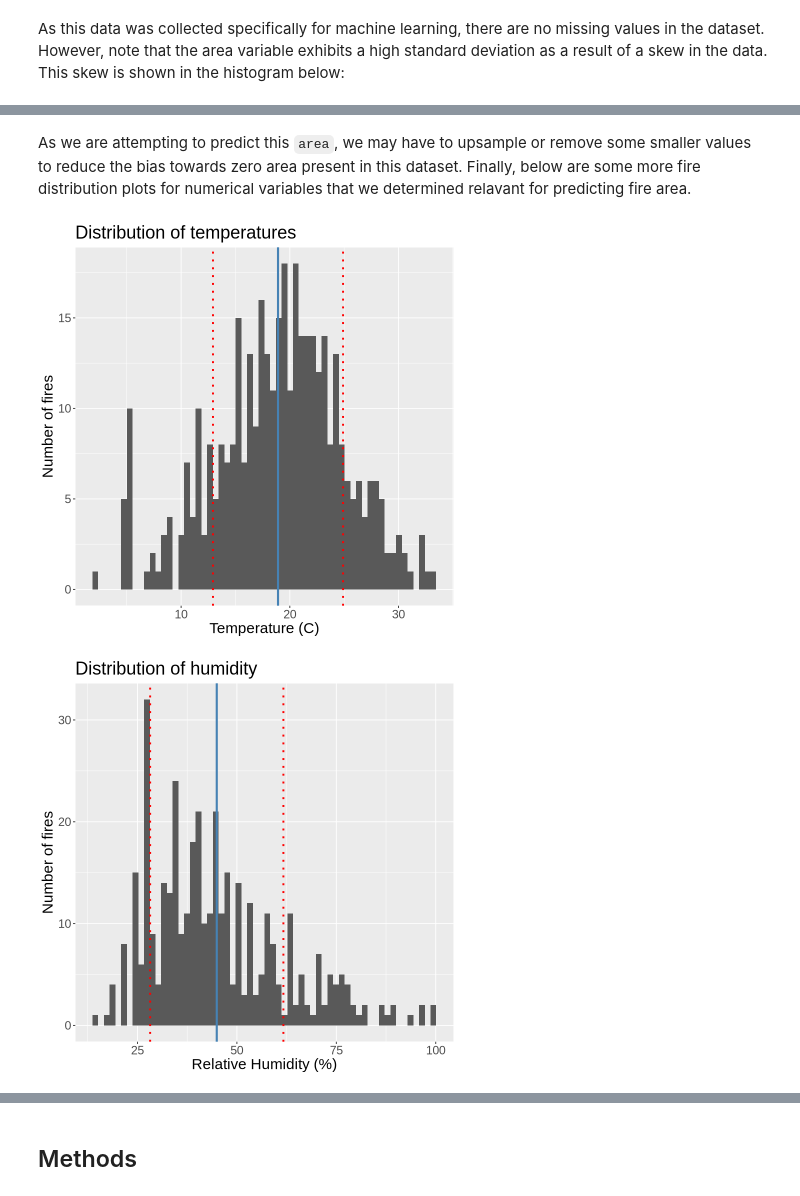
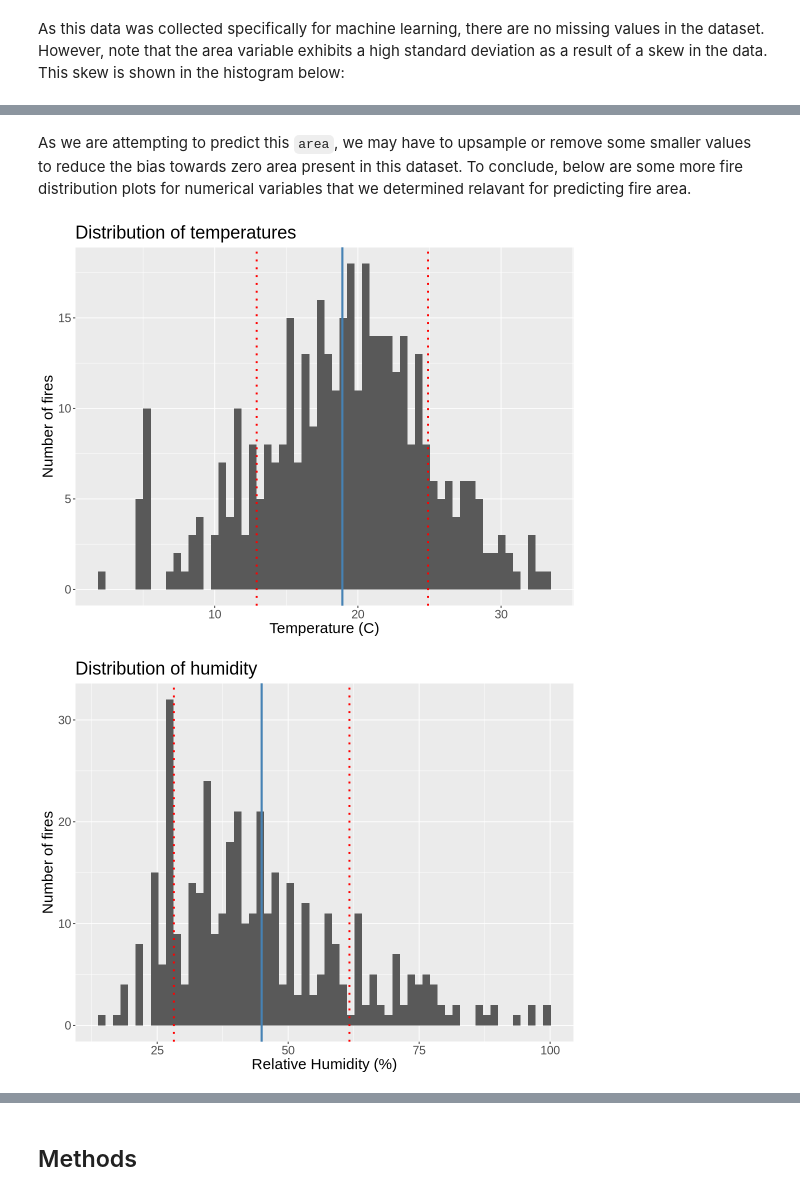
Before and after one commit to tijoetan/group-24-dsci-100, a Jupyter notebook: Group_Proposal.ipynb, the cells around one changed output, grey strips where cells are left out. Cells and saved outputs as stored; diff of their text form; code cells hidden in the pictures.

```diff
--- a/Group_Proposal.ipynb
+++ b/Group_Proposal.ipynb
@@ -34,8 +36,8 @@ A zip file containing the data table is found here: [link](https://archive.ics.u
 zip_temp <- tempfile() # temp file for .zip
 extract_temp <- tempfile() # temp file for extracted .zip
 
-download.file("https://archive.ics.uci.edu/static/public/162/forest+fires.zip", zip_temp)
-unzip(zipfile=zip_temp, exdir=extract_temp)
+download.file("https://archive.ics.uci.edu/static/public/162/forest+fires.zip", zip_temp) # Downloads
+unzip(zipfile=zip_temp, exdir=extract_temp) # Extracts
 
-forest_data <- read_csv(file.path(extract_temp, "forestfires.csv"))
-unlink(c(zip_temp, extract_temp))
+forest_data <- read_csv(file.path(extract_temp, "forestfires.csv"), show_col_types = FALSE) # Reads
+unlink(c(zip_temp, extract_temp)) # Deletes temp files
@@ -166,35 +150,37 @@ Warning message:
 # %% [markdown]
-As we are attempting to predict this `area`, we may have to upsample or remove some smaller values to reduce the bias towards zero area present in this dataset. Finally, below are some more fire distribution plots for numerical variables that we determined relavant for predicting fire area.
+As we are attempting to predict this `area`, we may have to upsample or remove some smaller values to reduce the bias towards zero area present in this dataset. To conclude, below are some more fire distribution plots for numerical variables that we determined relavant for predicting fire area.
 # %%
+options(repr.plot.width=9)
+
 temp_mean <- fire_mean |> pull(temp)
 temp_stdev <- fire_stdev |> pull(temp)
 
 humidity_mean <- fire_mean |> pull(RH)
 humidity_stdev <- fire_stdev |> pull(RH)
 
 wind_mean <- fire_mean |> pull(wind)
 wind_stdev <- fire_stdev |> pull(wind)
 
 gen_hist <- function(attr, xlab, title, bins, mean, stdev) {
         return(forest_training |>
         ggplot(aes(x=attr)) +
         labs(x=xlab, y="Number of fires", title=title) +
         theme(text=element_text(size=18)) +
         geom_histogram(bins=bins) +
         geom_vline(xintercept=mean, lwd=1.2, color="steelblue") +
         geom_vline(xintercept=mean-stdev, linetype=3, color="red", lwd=1.1) +
         geom_vline(xintercept=mean+stdev, linetype=3, color="red", lwd=1.1))
 
     }
 
 temperature_distribution <- gen_hist(forest_training$temp, "Temperature (C)", "Distribution of temperatures", 60, temp_mean, temp_stdev)
 humidity_distribution <- gen_hist(forest_training$RH, "Relative Humidity (%)", "Distribution of humidity", 60, humidity_mean, humidity_stdev)
 wind_distribution <- gen_hist(forest_training$wind, "Wind speed (km/h)", "Distribution of wind speed", 20, wind_mean, wind_stdev)
 
 
 temperature_distribution
 humidity_distribution
 wind_distribution
 # %% [output]
-[figure, old version]
+[figure, new version]
-[figure, old version]
+[figure, new version]
```
Also changed, not shown: parts of 11 cells of this notebook.
